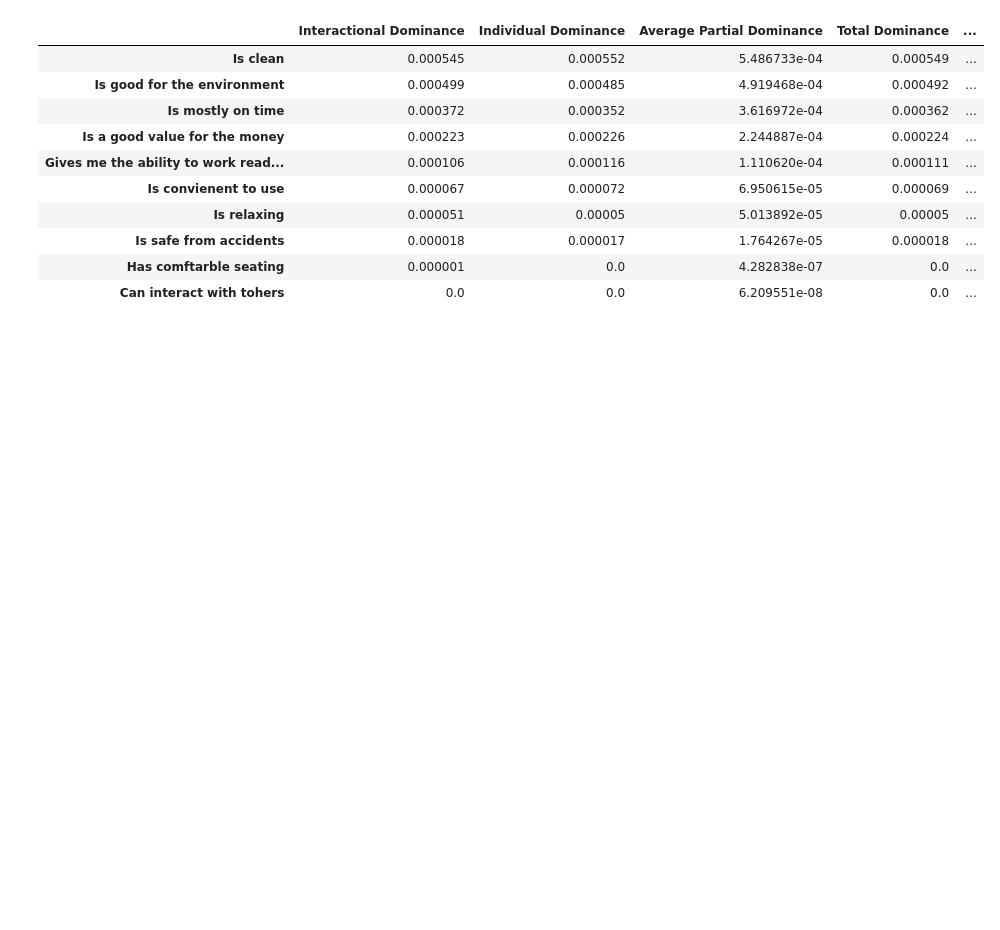
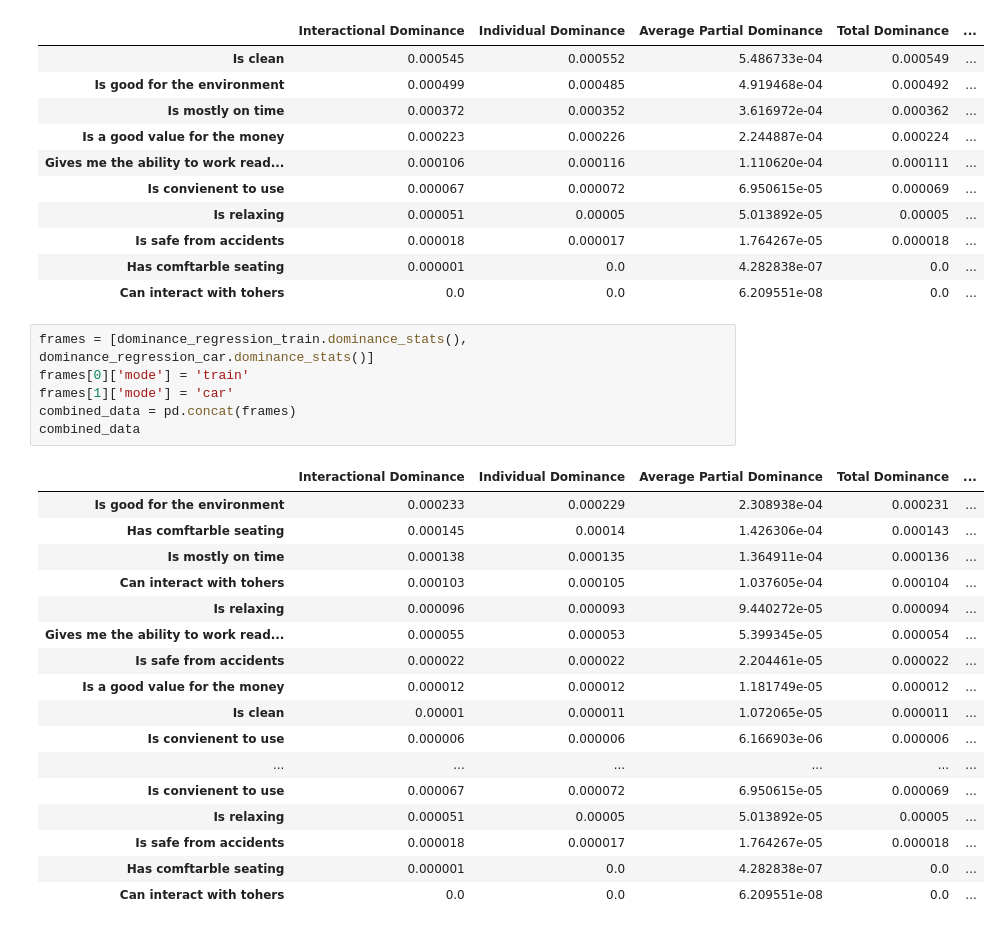
Before and after one commit to sethjmarcus/Data735-Group-Presentation, a Jupyter notebook: driver.ipynb, the cells around one changed output. Drawn from its saved outputs; the diff is of its cells as text; blank space fills up the shorter version.

```diff
--- a/driver.ipynb
+++ b/driver.ipynb
@@ -98,3 +82,27 @@ dominance_regression_car.dominance_stats()
 | Is safe from accidents | 0.000018 | 0.000017 | 1.764267e-05 | 0.000018 | ... |
 | Has comftarble seating | 0.000001 | 0.0 | 4.282838e-07 | 0.0 | ... |
 | Can interact with tohers | 0.0 | 0.0 | 6.209551e-08 | 0.0 | ... |
+# %%
+frames = [dominance_regression_train.dominance_stats(), dominance_regression_car.dominance_stats()]
+frames[0]['mode'] = 'train'
+frames[1]['mode'] = 'car'
+combined_data = pd.concat(frames)
+combined_data
+# %% [output]
+|  | Interactional Dominance | Individual Dominance | Average Partial Dominance | Total Dominance | ... |
+| Is good for the environment | 0.000233 | 0.000229 | 2.308938e-04 | 0.000231 | ... |
+| Has comftarble seating | 0.000145 | 0.00014 | 1.426306e-04 | 0.000143 | ... |
+| Is mostly on time | 0.000138 | 0.000135 | 1.364911e-04 | 0.000136 | ... |
+| Can interact with tohers | 0.000103 | 0.000105 | 1.037605e-04 | 0.000104 | ... |
+| Is relaxing | 0.000096 | 0.000093 | 9.440272e-05 | 0.000094 | ... |
+| Gives me the ability to work read... | 0.000055 | 0.000053 | 5.399345e-05 | 0.000054 | ... |
+| Is safe from accidents | 0.000022 | 0.000022 | 2.204461e-05 | 0.000022 | ... |
+| Is a good value for the money | 0.000012 | 0.000012 | 1.181749e-05 | 0.000012 | ... |
+| Is clean | 0.00001 | 0.000011 | 1.072065e-05 | 0.000011 | ... |
+| Is convienent to use | 0.000006 | 0.000006 | 6.166903e-06 | 0.000006 | ... |
+| ... | ... | ... | ... | ... | ... |
+| Is convienent to use | 0.000067 | 0.000072 | 6.950615e-05 | 0.000069 | ... |
+| Is relaxing | 0.000051 | 0.00005 | 5.013892e-05 | 0.00005 | ... |
+| Is safe from accidents | 0.000018 | 0.000017 | 1.764267e-05 | 0.000018 | ... |
+| Has comftarble seating | 0.000001 | 0.0 | 4.282838e-07 | 0.0 | ... |
+| Can interact with tohers | 0.0 | 0.0 | 6.209551e-08 | 0.0 | ... |
```
Also changed, not shown: parts of 7 cells of this notebook, 5 other files.
